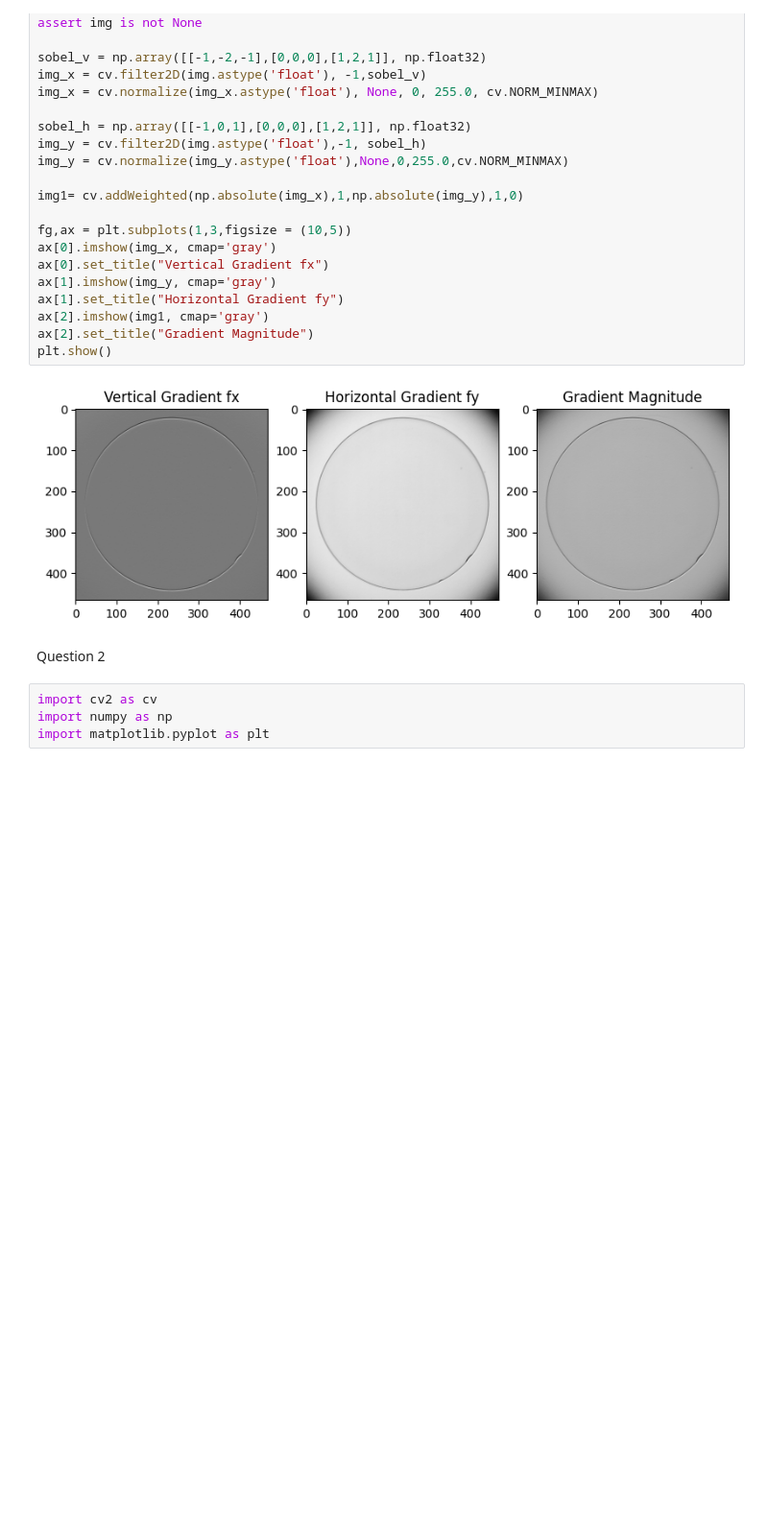
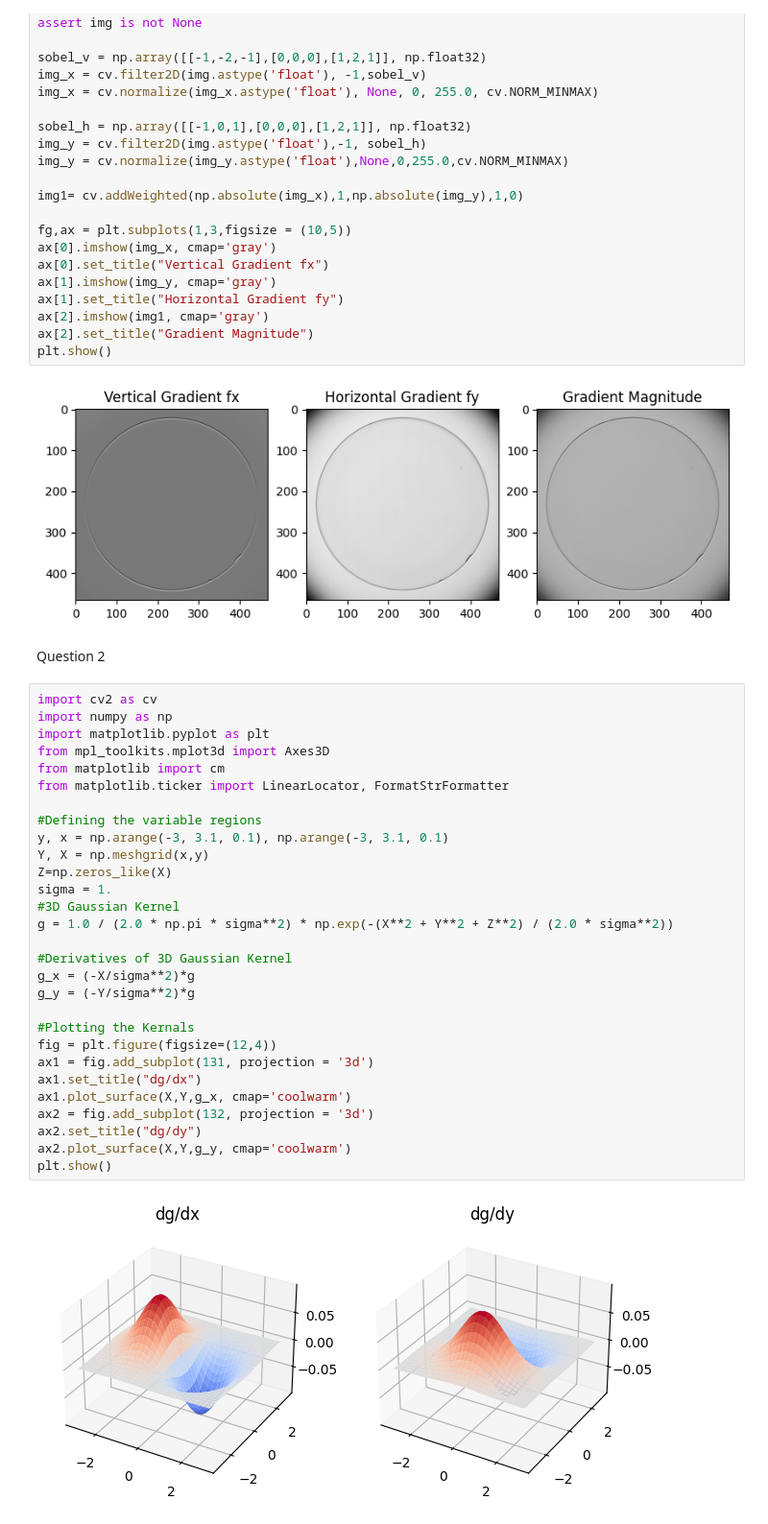
Before and after one commit to KisajaW/Assignment-2, a Jupyter notebook: D_ENG_21_0073_EE_a02.ipynb, the cells around one changed output. Shown: that part at 96% size. Cells and saved outputs as stored; diff of their text form; blank space fills up the shorter version.

```diff
--- a/D_ENG_21_0073_EE_a02.ipynb
+++ b/D_ENG_21_0073_EE_a02.ipynb
@@ -37,7 +37,34 @@ plt.show()
 [figure]
 # %% [markdown]
 Question 2
-# %%
-import cv2 as cv
-import numpy as np
-import matplotlib.pyplot as plt
+# %%
+import cv2 as cv
+import numpy as np
+import matplotlib.pyplot as plt
+from mpl_toolkits.mplot3d import Axes3D
+from matplotlib import cm
+from matplotlib.ticker import LinearLocator, FormatStrFormatter
+
+#Defining the variable regions
+y, x = np.arange(-3, 3.1, 0.1), np.arange(-3, 3.1, 0.1)
+Y, X = np.meshgrid(x,y)
+Z=np.zeros_like(X)
+sigma = 1.
+#3D Gaussian Kernel
+g = 1.0 / (2.0 * np.pi * sigma**2) * np.exp(-(X**2 + Y**2 + Z**2) / (2.0 * sigma**2))
+
+#Derivatives of 3D Gaussian Kernel
+g_x = (-X/sigma**2)*g
+g_y = (-Y/sigma**2)*g
+
+#Plotting the Kernals
+fig = plt.figure(figsize=(12,4))
+ax1 = fig.add_subplot(131, projection = '3d')
+ax1.set_title("dg/dx")
+ax1.plot_surface(X,Y,g_x, cmap='coolwarm')
+ax2 = fig.add_subplot(132, projection = '3d')
+ax2.set_title("dg/dy")
+ax2.plot_surface(X,Y,g_y, cmap='coolwarm')
+plt.show()
+# %% [output]
+[figure, added]
```
